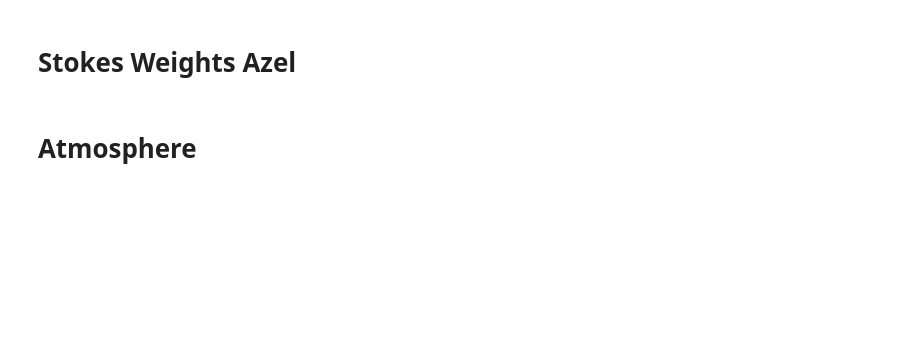
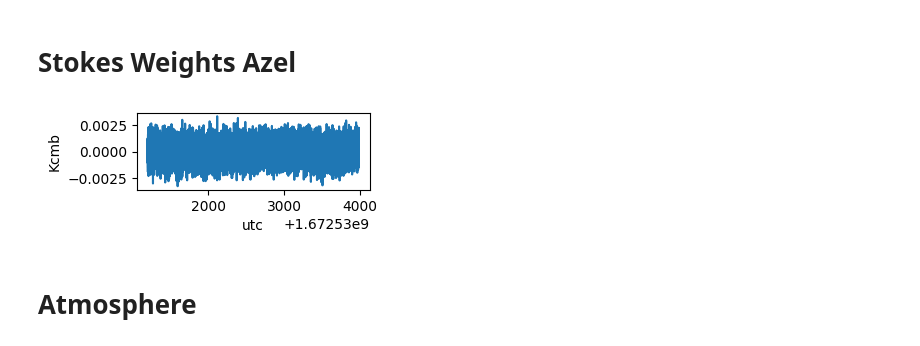
Before and after one commit to tterasaki/bcp, a Jupyter notebook: 220910_manual_planet_sim/manual_sim.ipynb, the cells around one changed output. Saved outputs shown, nothing was run; the diff lists cells and outputs as text; code cells hidden in the pictures; blank space fills up the shorter version.

```diff
--- a/220910_manual_planet_sim/manual_sim.ipynb
+++ b/220910_manual_planet_sim/manual_sim.ipynb
@@ -153,14 +164,19 @@ weights_radec.apply(data)
 # %% [markdown]
 # Stokes Weights Azel
 # %%
+
 weights_azel = toast.ops.stokes_weights.StokesWeights(
     mode = "IQU", # The Stokes weights to generate (I or IQU)
     name = "weights_azel", # The 'name' of this class instance,
     hwp_angle = "hwp_angle"
 )
 
 weights_azel.detector_pointing = det_pointing_azel
 weights_azel.apply(data)
+
+plot_one_timestream(data)
+# %% [output]
+[figure, added]
 # %% [markdown]
 # Atmosphere
 # %%
```
Also changed, not shown: parts of 12 cells of this notebook.
